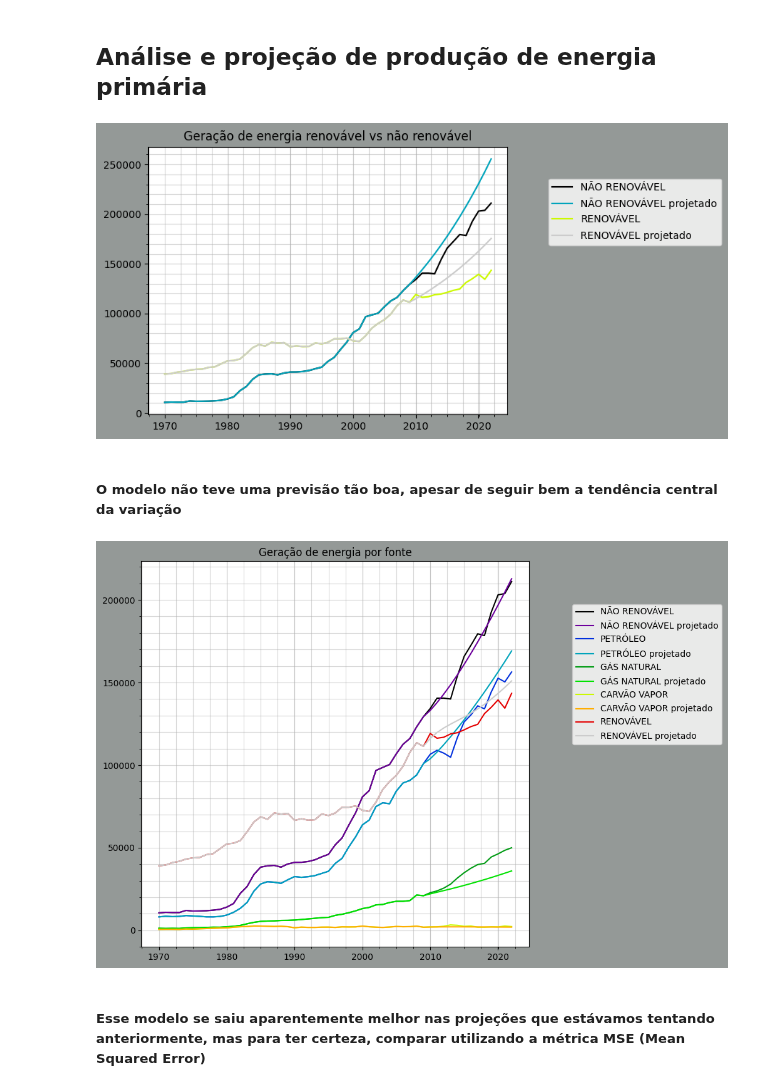
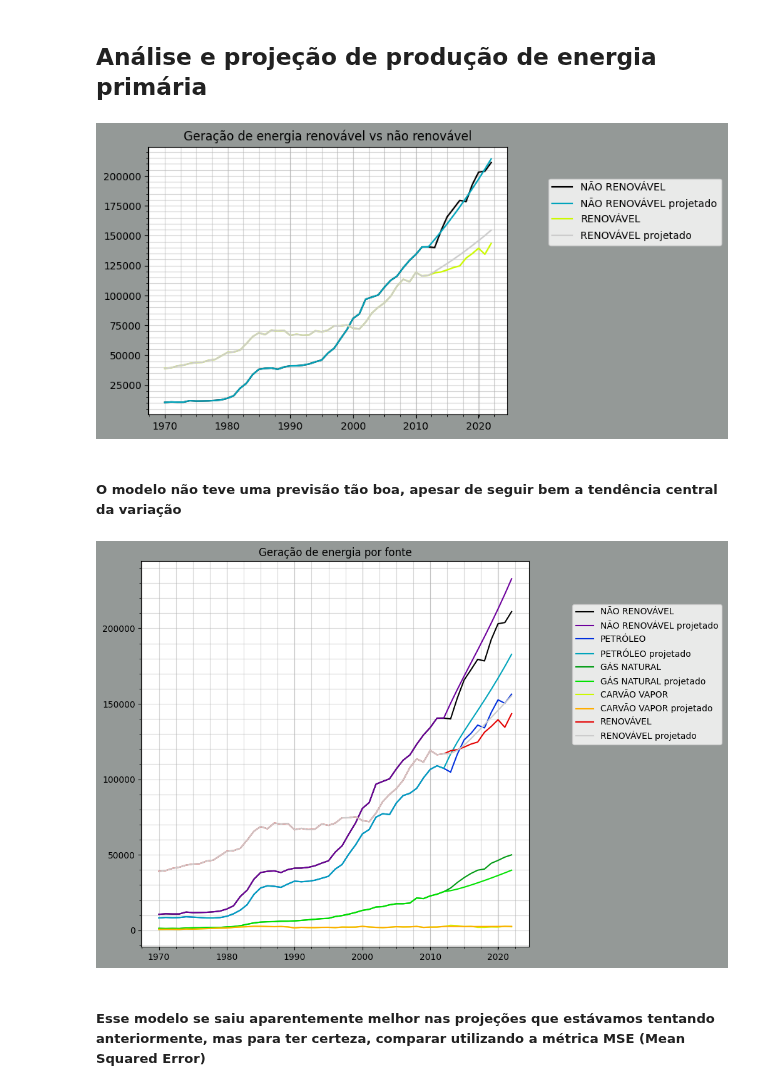
Before and after one commit to scrrpfv/projeto-ip, a Jupyter notebook: Analises/projecao.ipynb, the cells around one changed output. Cells and saved outputs as stored; diff of their text form; code cells hidden in the pictures.

```diff
--- a/Analises/projecao.ipynb
+++ b/Analises/projecao.ipynb
@@ -41,15 +41,15 @@ print(df[6].columns.values)
 # %% [markdown]
 ## Análise e projeção de produção de energia primária
 # %%
-proj1 = df.projection_var(40, [(0, 'NÃO RENOVÁVEL'),
+proj1 = df.projection_var(2012, [(0, 'NÃO RENOVÁVEL'),
                                (0, 'RENOVÁVEL')],
                                'Geração de energia renovável vs não renovável')
 # %% [output]
-[figure, old version]
+[figure, new version]
 # %% [markdown]
 ##### O modelo não teve uma previsão tão boa, apesar de seguir bem a tendência central da variação
 # %%
-proj2 = df.projection_var(40, [(0, 'NÃO RENOVÁVEL'),
+proj2 = df.projection_var(2012, [(0, 'NÃO RENOVÁVEL'),
                                (0, 'PETRÓLEO'),
                                (0, 'GÁS NATURAL'),
                                (0, 'CARVÃO VAPOR'),
@@ -57,7 +57,7 @@ proj2 = df.projection_var(40, [(0, 'NÃO RENOVÁVEL'),
                                ],
                                'Geração de energia por fonte')
 # %% [output]
-[figure, old version]
+[figure, new version]
 # %% [markdown]
 ##### Esse modelo se saiu aparentemente melhor nas projeções que estávamos tentando anteriormente, mas para ter certeza, comparar utilizando a métrica MSE (Mean Squared Error)
 # %%
```
Also changed, not shown: parts of 8 cells of this notebook, 1 other file.
